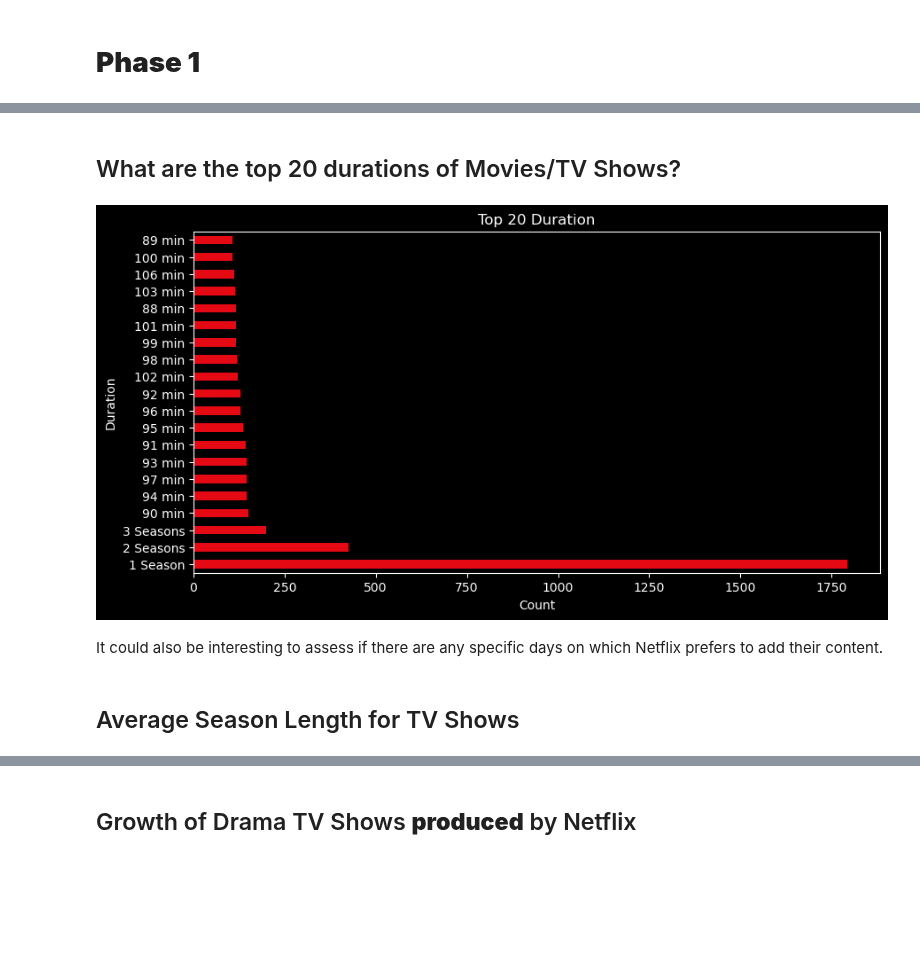
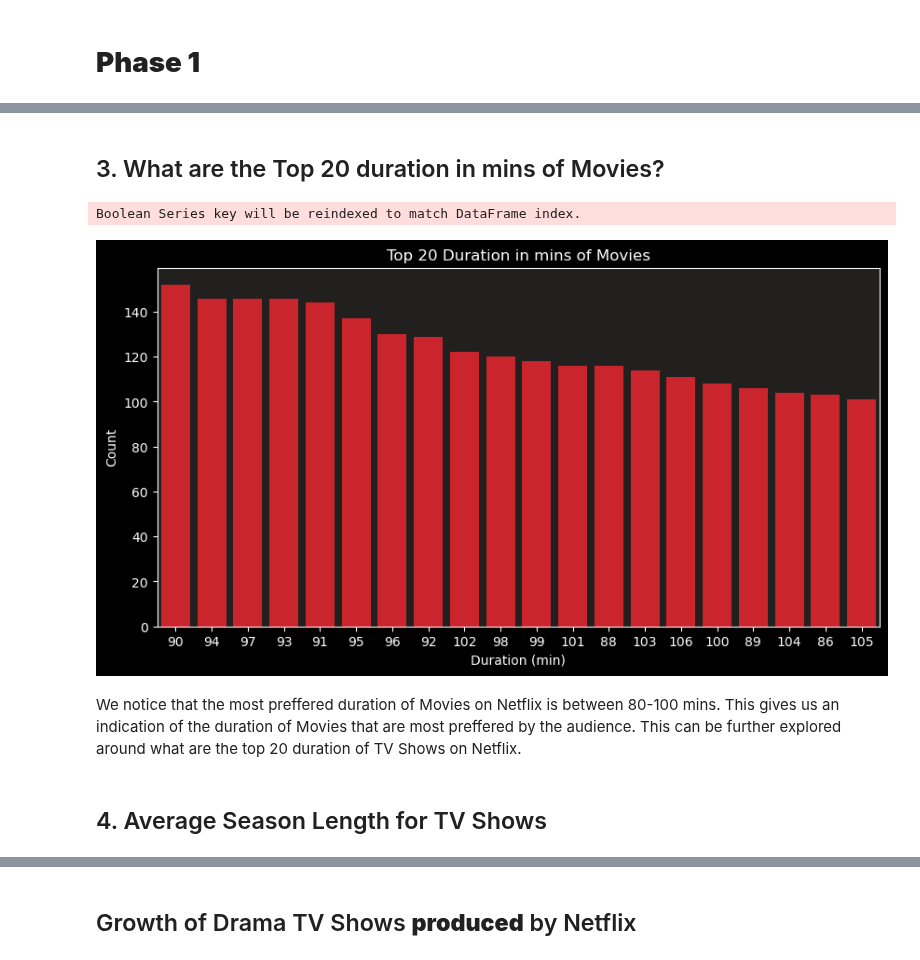
Before and after one commit to bhagirathbhard/Analysis-Netflix-Content-Library, a Jupyter notebook: A7-Netflix-Content-Analysis.ipynb, the cells around one changed output, grey strips where cells are left out. Drawn from its saved outputs; the diff is of its cells as text; code cells hidden in the pictures; blank space fills up the shorter version.

```diff
--- a/A7-Netflix-Content-Analysis.ipynb
+++ b/A7-Netflix-Content-Analysis.ipynb
@@ -561,20 +582,20 @@ fig.show()
 # %% [markdown]
-## What are the top 20 durations of Movies/TV Shows?
+## 3. What are the Top 20 duration in mins of Movies?
-# %%
-#Ensuring Matplotlib style is set to dark
-import matplotlib.style as style
-style.use('dark_background')
-
-#Plot top 20 duration column color code by rating
-netflix_ds['duration'].value_counts().head(20).plot(kind='barh', figsize=(10,5), color='#E50914')
-#Labeling
-plt.title('Top 20 Duration')
-plt.xlabel('Count')
-plt.ylabel('Duration')
-plt.show()
-# %% [output]
-[figure, removed]
-# %% [markdown]
-It could also be interesting to assess if there are any specific days on which Netflix prefers to add their content.
+# %%
+ #Plot top 20 duration_min of Movies where duration_min is not 0
+plt.figure(figsize=(10,5))
+sns.countplot(x='duration_min', data=netflix_ds[netflix_ds['type'] == 'Movie'][netflix_ds['duration_min'] != 0], order=netflix_ds[netflix_ds['type'] == 'Movie']['duration_min'].value_counts().iloc[:20].index, color='#E50914')
+#Background color hex code for the plot
+ax = plt.gca()
+ax.set_facecolor('#221f1f')
+plt.title('Top 20 Duration in mins of Movies')
+plt.xlabel('Duration (min)')
+plt.ylabel('Count')
+plt.show()
+# %% [output]
+Boolean Series key will be reindexed to match DataFrame index.
+[figure, added]
+# %% [markdown]
+We notice that the most preffered duration of Movies on Netflix is between 80-100 mins. This gives us an indication of the duration of Movies that are most preffered by the audience. This can be further explored around what are the top 20 duration of TV Shows on Netflix.
 # %% [markdown]
-## Average Season Length for TV Shows
+## 4. Average Season Length for TV Shows
```
Also changed, not shown: parts of 16 cells of this notebook.
